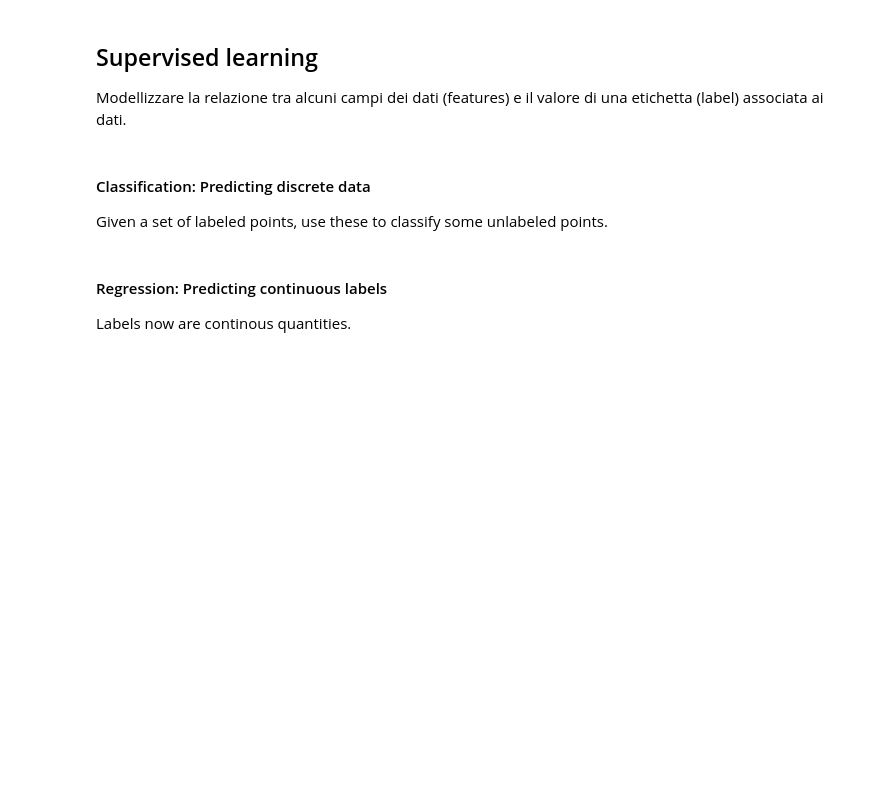
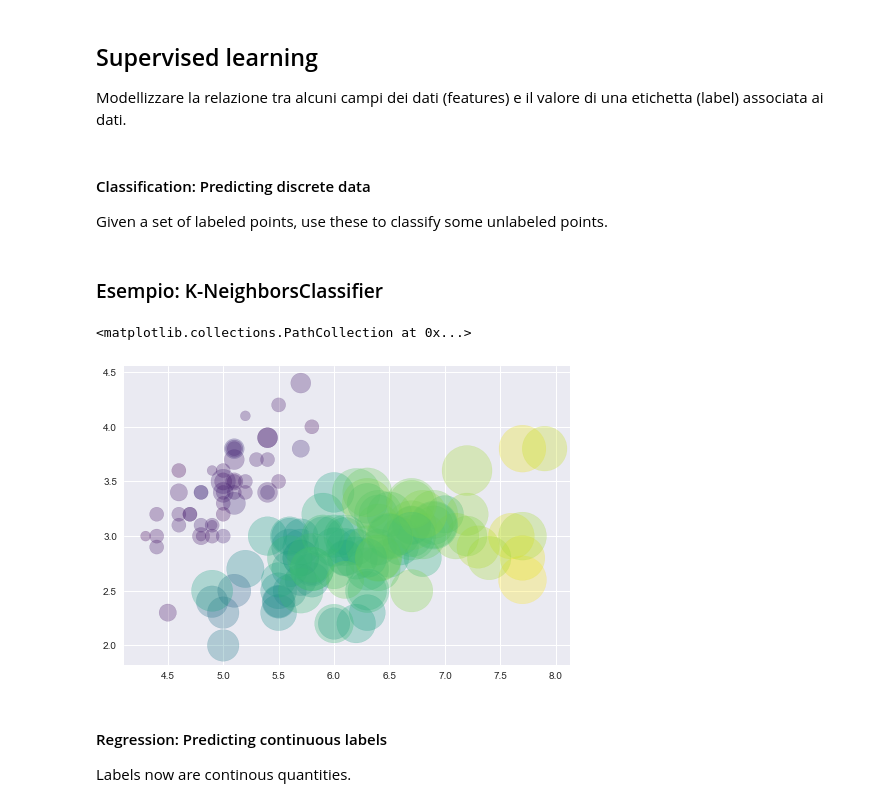
Before and after one commit to ricdip/jupyter_notebooks, a Jupyter notebook: data_science/sklearn.ipynb, the cells around one changed output. Drawn from its saved outputs; the diff is of its cells as text; code cells hidden in the pictures; blank space fills up the shorter version.

```diff
--- a/data_science/sklearn.ipynb
+++ b/data_science/sklearn.ipynb
@@ -10,3 +10,5 @@ Modellizzare la relazione tra alcuni campi dei dati (features) e il valore di un
 #### Classification: Predicting discrete data
 
 Given a set of labeled points, use these to classify some unlabeled points.
+# %% [markdown]
+### Esempio: K-NeighborsClassifier
@@ -12,0 +17,9 @@ Given a set of labeled points, use these to classify some unlabeled points.
+# %%
+iris = load_iris()
+X = iris.data
+y = iris.target
+# %%
+plt.scatter(X[:,0], X[:,1], c=X[:,2], s=(X[:,3]*1000),cmap='viridis', alpha=0.3)
+# %% [output]
+<matplotlib.collections.PathCollection at 0x...>
+[figure, added]
```
Also changed, not shown: parts of 3 cells of this notebook.
